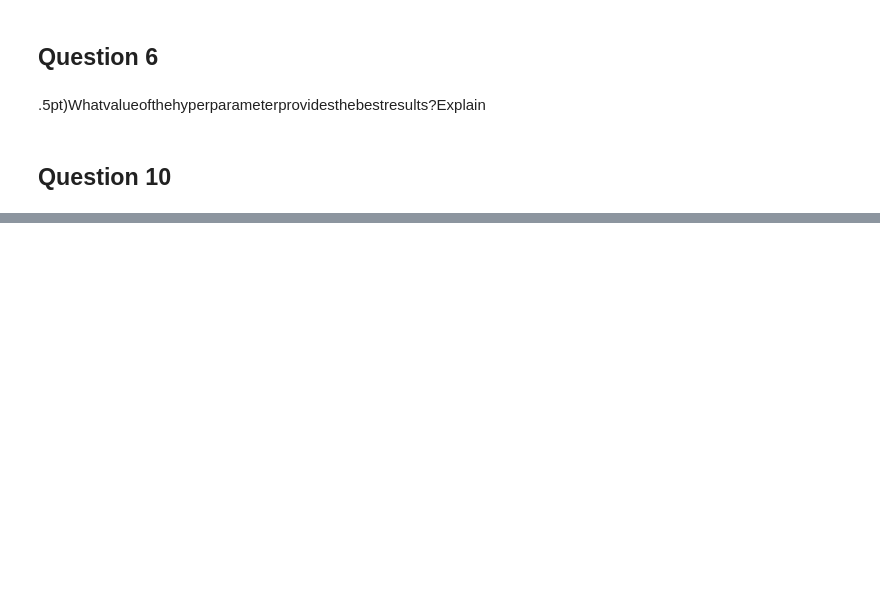
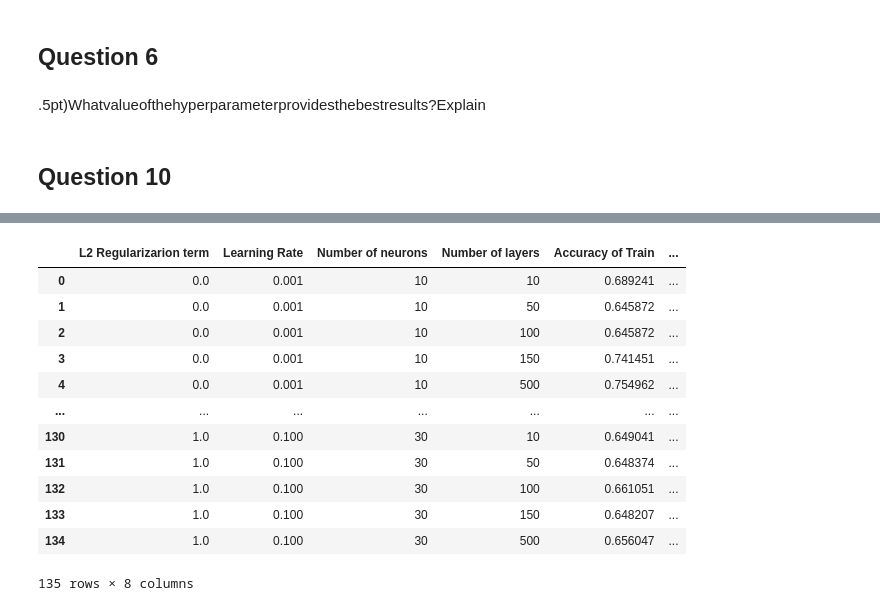
Before and after one commit to Celestae/Homeworks, a Jupyter notebook: Devoir1.ipynb, the cells around one changed output, grey strips where cells are left out. Cells and saved outputs as stored; diff of their text form; code cells hidden in the pictures; blank space fills up the shorter version.

```diff
--- a/Devoir1.ipynb
+++ b/Devoir1.ipynb
@@ -310,9 +320,11 @@ X[0]
 # %% [markdown]
 . (3pt) On vous demande ensuite d’obtenir une repr´esentation sac à mots (bag-of-words) des caract´eristiques (features). sklearn offre des fonctions pour y arriver. Pour limiter le temps d’entraˆınement requis, on vous demande d’utiliser un maximumde2000motsdansvotre vocabulaire (max features=2000) et d’utiliser la liste des mots vides de sklearn (stop words="english"). Cette liste permet de retirer des mots qui à priori ne seront pas utiles a la pr´ediction. Utilisez les autres param`etres par d´efaut de la fonction. Nous vous demandons les quelques lignes de code de sklearn que vous avez utilis´ees pour encoder (et seulement encoder) les donn´ees d’entraˆınement, de validation et de test.
 # %%
-X_train, X_test, y_train, y_test = train_test_split(X, y, test_size=0.2, random_state=1234)
+X_train, X_test, y_train, y_test = train_test_split(
+    X, y, test_size=0.2, random_state=1234)
 
-X_train, X_val, y_train, y_val = train_test_split(X_train, y_train, test_size=0.25, random_state=1234) # 0.25 x 0.8 = 0.2
+X_train, X_val, y_train, y_val = train_test_split(
+    X_train, y_train, test_size=0.25, random_state=1234)  # 0.25 x 0.8 = 0.2
 # %%
 X_train
 # %% [output]
@@ -352,13 +363,13 @@ print(stopwords.words("english") )
 # %% [output]
 ['i', 'me', 'my', 'myself', 'we', 'our', 'ours', 'ourselves', 'you', "you're", "you've", "you'll", "you'd", 'your', 'yours', 'yourself', 'yourselves', 'he', 'him', 'his', 'himself', 'she', "she's", 'h ...
 # %%
+from sklearn.feature_extraction.text import CountVectorizer
 print("Creating the bag of words...\n")
-from sklearn.feature_extraction.text import CountVectorizer
 
 
-vectorizer = CountVectorizer(analyzer = "word",   \
-                             stop_words = "english",  \
-                             max_features = 2000)
+vectorizer = CountVectorizer(analyzer="word",
+                             stop_words="english",
+                             max_features=2000)
 
 
 train_data_features = vectorizer.fit_transform(X_train)
@@ -456,15 +468,16 @@ array([[0, 0, 0, ..., 0, 0, 0],
 nb_neighboors = [1, 10, 50, 100, 1000]
 for neighboors in nb_neighboors:
     knn = KNeighborsClassifier(neighboors,
-                               metric = 'cosine' )
+                               metric='cosine')
     knn.fit(train_data_features, y_train)
 
-
-    knn_acc_train = (sum(knn.predict(train_data_features)==y_train)/len(y_train))*100
-    knn_acc_valid = (sum(knn.predict(valid_data_features)==y_val)/len(y_val))*100
+    knn_acc_train = (sum(knn.predict(train_data_features)
+                         == y_train)/len(y_train))*100
+    knn_acc_valid = (
+        sum(knn.predict(valid_data_features) == y_val)/len(y_val))*100
 
     print("With", neighboors, " number of neighboors, the accuracy of the train model is", knn_acc_train,
-        "% and the accuracy of the valid model is", knn_acc_valid, "%")
+          "% and the accuracy of the valid model is", knn_acc_valid, "%")
 # %% [output]
 With 1  number of neighboors, the accuracy of the train model is 100.0 % and the accuracy of the valid model is 46.52326163081541 %
 With 10  number of neighboors, the accuracy of the train model is 67.2393661384487 % and the accuracy of the valid model is 59.079539769884946 %
@@ -580,0 +578,27 @@ With 1.0 0.001 20 150  number of neighboors, the accuracy of the train model is
+# %%
+
+data_tuples = list(zip(a_list, lr_list, neuron_list, layer_list,
+                       list_nn_acc_train, list_nn_acc_valid, precision, recall))
+q3_data = pd.DataFrame(data_tuples, columns=['L2 Regularizarion term',
+                                             'Learning Rate',
+                                             'Number of neurons',
+                                             'Number of layers',
+                                             'Accuracy of Train',
+                                             'Acccuracy of Valid',
+                                             'Precision',
+                                             'Recall'])
+q3_data
+# %% [output]
+|  | L2 Regularizarion term | Learning Rate | Number of neurons | Number of layers | Accuracy of Train | ... |
+| 0 | 0.0 | 0.001 | 10 | 10 | 0.689241 | ... |
+| 1 | 0.0 | 0.001 | 10 | 50 | 0.645872 | ... |
+| 2 | 0.0 | 0.001 | 10 | 100 | 0.645872 | ... |
+| 3 | 0.0 | 0.001 | 10 | 150 | 0.741451 | ... |
+| 4 | 0.0 | 0.001 | 10 | 500 | 0.754962 | ... |
+| ... | ... | ... | ... | ... | ... | ... |
+| 130 | 1.0 | 0.100 | 30 | 10 | 0.649041 | ... |
+| 131 | 1.0 | 0.100 | 30 | 50 | 0.648374 | ... |
+| 132 | 1.0 | 0.100 | 30 | 100 | 0.661051 | ... |
+| 133 | 1.0 | 0.100 | 30 | 150 | 0.648207 | ... |
+| 134 | 1.0 | 0.100 | 30 | 500 | 0.656047 | ... |
+135 rows × 8 columns
```
Also changed, not shown: parts of 31 cells of this notebook.
